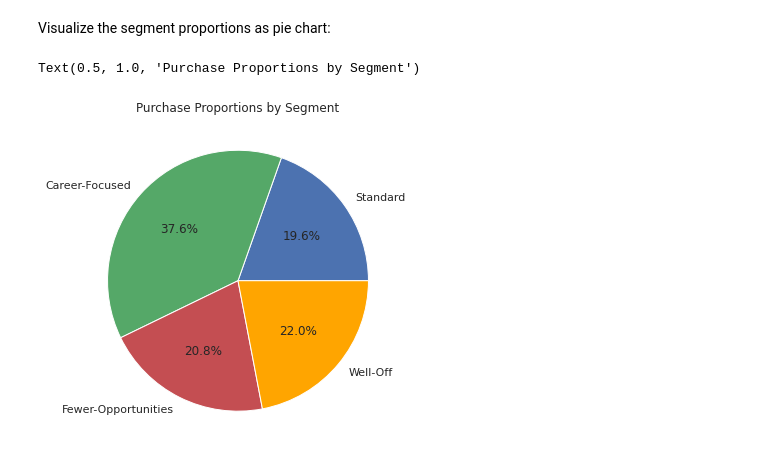
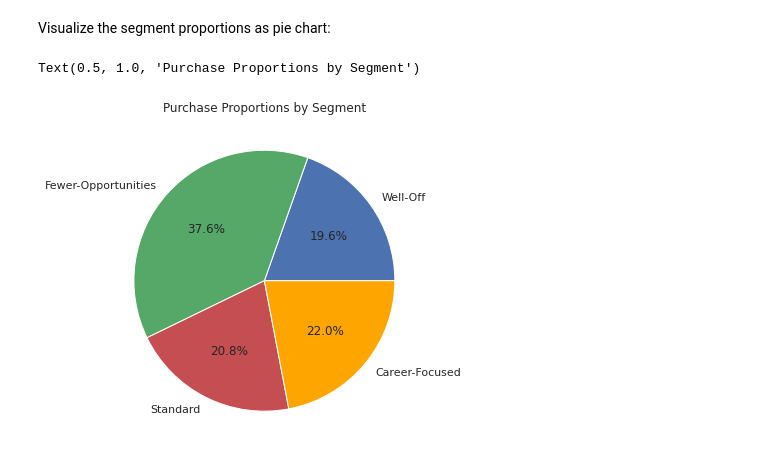
Before and after one commit to mihnguyen/udemy-customer-analytics, a Jupyter notebook: purchase-prediction/notebook_Purchase_Prediction.ipynb, the cells around one changed output. Saved outputs shown, nothing was run; the diff lists cells and outputs as text; code cells hidden in the pictures.

```diff
--- a/purchase-prediction/notebook_Purchase_Prediction.ipynb
+++ b/purchase-prediction/notebook_Purchase_Prediction.ipynb
@@ -260,10 +261,10 @@ Visualize the segment proportions as pie chart:
 # %%
 plt.figure(figsize = (9, 6))
 plt.pie(segm_prop['Purchase_Proportion_by_Segment'],
-        labels = ['Standard', 'Career-Focused', 'Fewer-Opportunities', 'Well-Off'],
+        labels = ['Well-Off', 'Fewer-Opportunities', 'Standard', 'Career-Focused'],
         autopct = '%1.1f%%',
         colors = ('b', 'g', 'r', 'orange'))
 plt.title('Purchase Proportions by Segment')
 # %% [output]
 Text(0.5, 1.0, 'Purchase Proportions by Segment')
-[figure, old version]
+[figure, new version]
```
Also changed, not shown: parts of 11 cells of this notebook.
